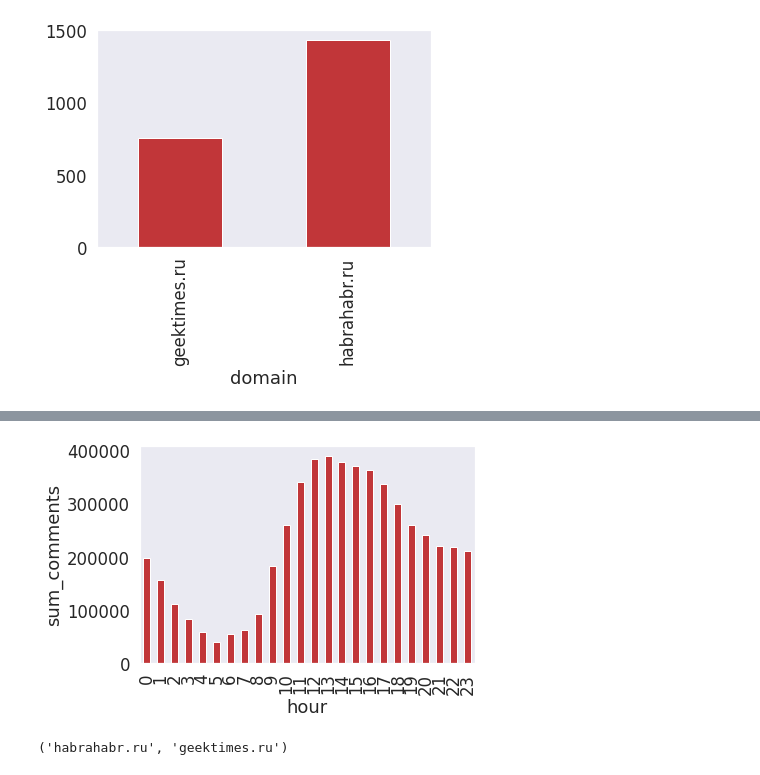
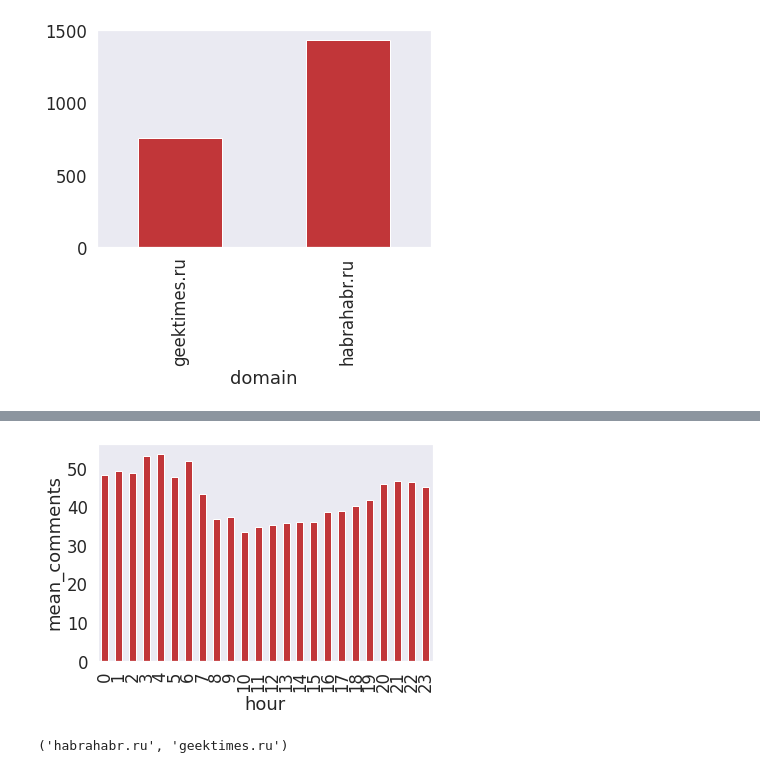
Before and after one commit to trojanskehesten/ODS, a Jupyter notebook: week2/assignment02_habr_visual_analysis.ipynb, the cells around one changed output, grey strips where cells are left out. Saved outputs shown, nothing was run; the diff lists cells and outputs as text; code cells hidden in the pictures.

```diff
--- a/week2/assignment02_habr_visual_analysis.ipynb
+++ b/week2/assignment02_habr_visual_analysis.ipynb
@@ -169,7 +177,7 @@ df_grouped.sum()['views'].plot(kind='bar'); plt.ylabel('sum_views');
 # %%
-df_grouped.sum()['comments'].plot(kind='bar'); plt.ylabel('sum_comments');
+df_grouped.mean()['comments'].plot(kind='bar'); plt.ylabel('mean_comments');
 # %% [output]
-[figure, old version]
+[figure, new version]
 # %%
 geektimes = df['domain'].unique()[1]
 habr = df['domain'].unique()[0]
```
Also changed, not shown: parts of 11 cells of this notebook.
